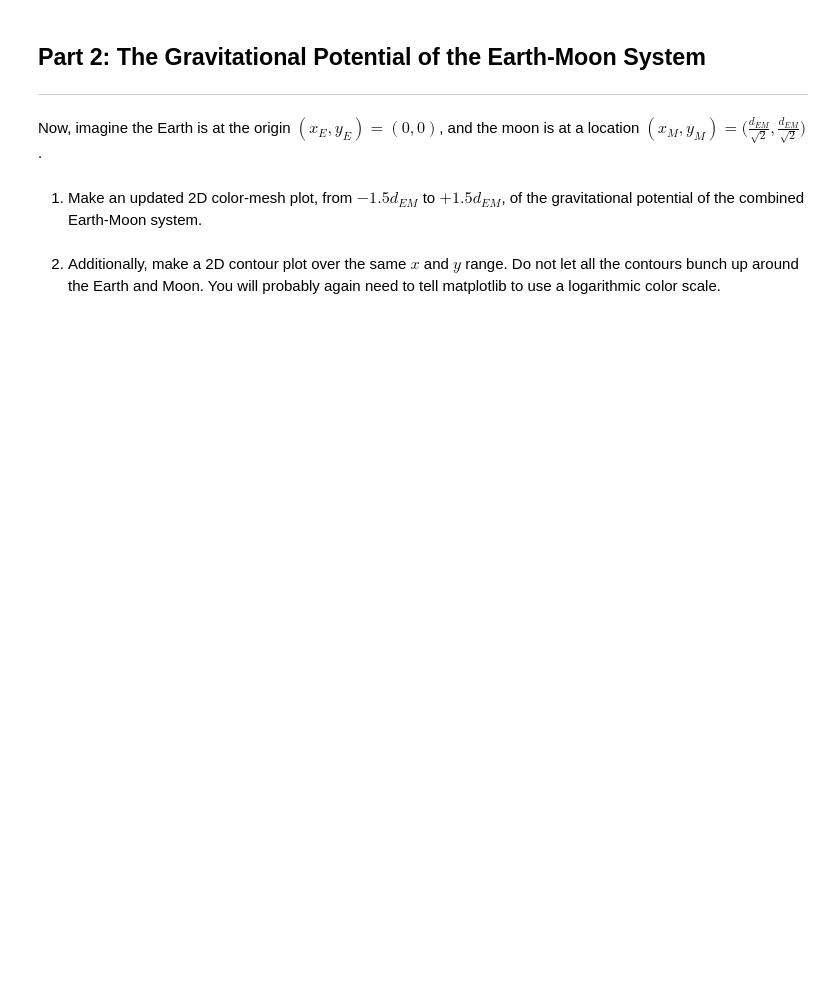
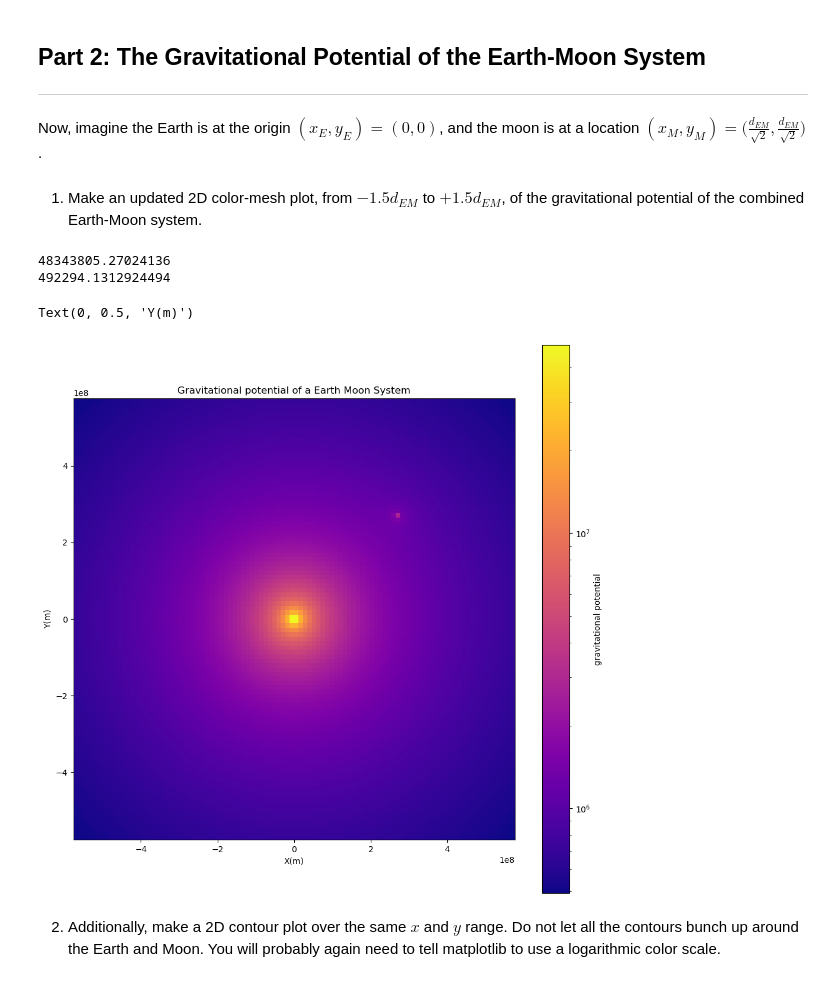
Before and after one commit to rhorton-2/PHYS265-spring26, a Jupyter notebook: Lab1/lab1.ipynb, the cells around one changed output. Cells and saved outputs as stored; diff of their text form; code cells hidden in the pictures; blank space fills up the shorter version.

```diff
--- a/Lab1/lab1.ipynb
+++ b/Lab1/lab1.ipynb
@@ -112,6 +127,30 @@ and the moon is at a location $(x_{M},y_{M}) = \big( \frac{d_{EM}}{\sqrt{2}}, \f
 # %% [markdown]
 1. Make an updated 2D color-mesh plot, from $-1.5d_{EM}$ to $+1.5d_{EM}$,
 of the gravitational potential of the combined Earth-Moon system.
+# %%
+M_M = 7.3E22
+Xm = L/np.sqrt(2)
+Ym = L/np.sqrt(2)
+Earth_Pot = Phi(M_E,0,0,x,y)
+Moon_Pot = Phi(M_M,Xm,Ym,x,y)
+Total_Potential = np.abs(Earth_Pot + Moon_Pot)
+Total_potential_Max = Total_Potential.max()
+Total_potential_Min = Total_Potential.min()
+print(Total_potential_Max)
+print(Total_potential_Min)
+log_norm = mcolors.LogNorm(vmin=Total_potential_Min,vmax=Total_potential_Max)
+fig,ax = plt.subplots(figsize=(12,12))
+plot = ax.pcolormesh(x,y,Total_Potential,cmap = "plasma", norm = "log")
+fig.colorbar(plot,ax=ax,label="gravitational potential")
+ax.set_aspect('equal')
+ax.set_title("Gravitational potential of a Earth Moon System")
+ax.set_xlabel("X(m)")
+ax.set_ylabel("Y(m)")
+# %% [output]
+48343805.27024136
+492294.1312924494
+Text(0, 0.5, 'Y(m)')
+[figure, added]
 # %% [markdown]
 2. Additionally, make a 2D contour plot over the same $x$ and $y$ range.
 Do not let all the contours bunch up around the Earth and Moon.
```
Also changed, not shown: parts of 7 cells of this notebook.
